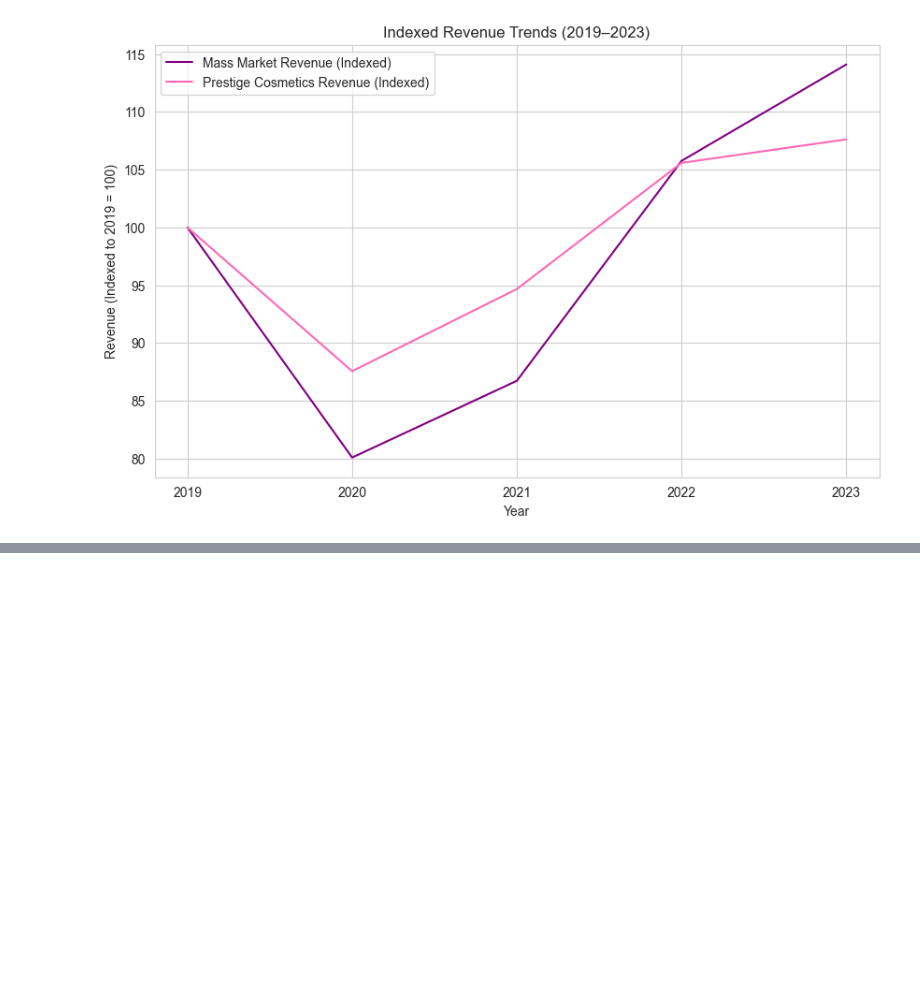
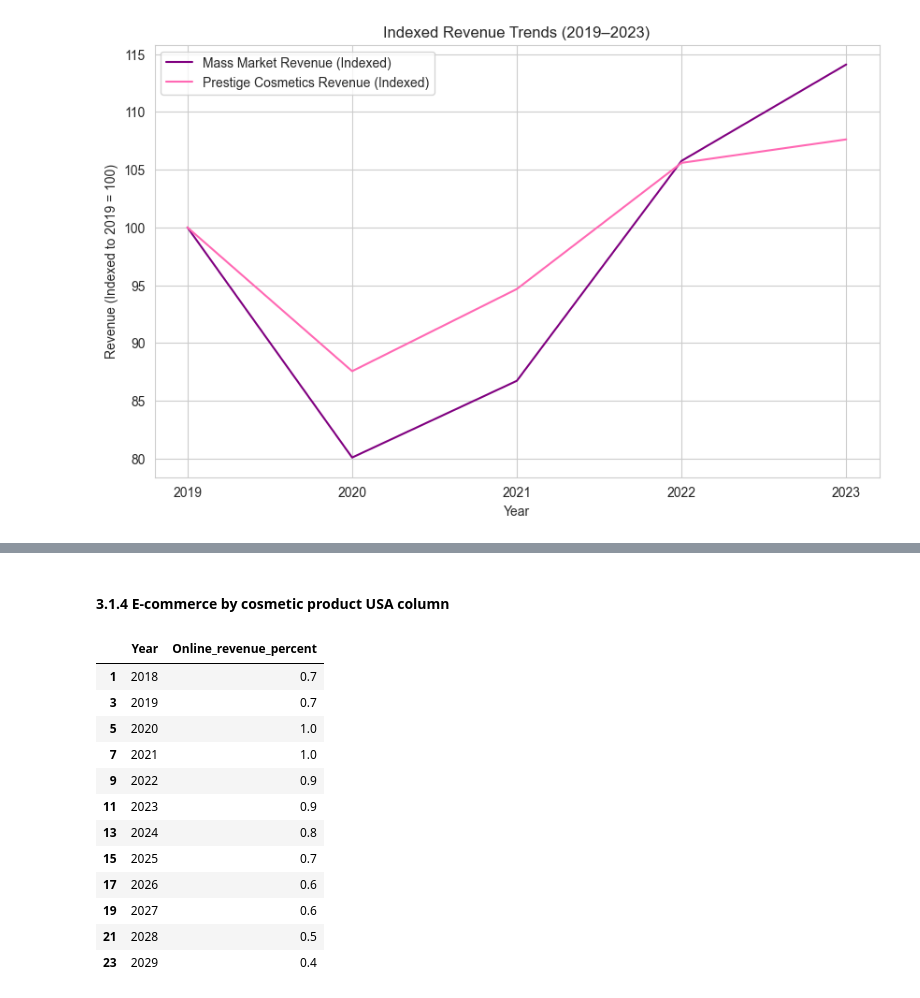
Before and after one commit to kaitlinjohnson1/Luxury_goods_project, a Jupyter notebook: code/visualisations_code.ipynb, the cells around one changed output, grey strips where cells are left out. Cells and saved outputs as stored; diff of their text form; code cells hidden in the pictures; blank space fills up the shorter version.

```diff
--- a/code/visualisations_code.ipynb
+++ b/code/visualisations_code.ipynb
@@ -201,0 +424,57 @@ plt.show()
+# %% [markdown]
+#### 3.1.4 E-commerce by cosmetic product USA column
+# %%
+# Create column of online sales share for each prestige cosmetic product in the USA
+
+# LIPS
+# Read csv and melt into different shape
+lips_ecommerce = pd.read_csv("/Users/kaitlinjohnson/Desktop/luxury_goods_project/data/raw_data/country_data/US/ecommerce/lips_online_sales.csv")
+lips_ecommerce = pd.melt(lips_ecommerce, id_vars=["Unnamed: 0"], var_name = "Year", value_name = "Online_revenue_percent")
+
+# Filter for just the 'Online' rows and drop column
+lips_online = lips_ecommerce[lips_ecommerce['Unnamed: 0'] == 'Online']
+lips_online = lips_online.drop(columns=['Unnamed: 0'])
+
+# Convert the 'Year' column to integers (ready for merge)
+lips_online['Year'] = lips_online['Year'].astype(int)
+lips_online
+
+# EYES
+# Read csv and melt into different shape
+eyes_ecommerce = pd.read_csv("/Users/kaitlinjohnson/Desktop/luxury_goods_project/data/raw_data/country_data/US/ecommerce/eyes_ecommerce.csv")
+eyes_ecommerce = pd.melt(eyes_ecommerce, id_vars=["Unnamed: 0"], var_name = "Year", value_name = "Online_revenue_percent")
+
+# Filter for just the 'Online' rows and drop column
+eyes_online = eyes_ecommerce[eyes_ecommerce['Unnamed: 0'] == 'Online']
+eyes_online = eyes_online.drop(columns=['Unnamed: 0'])
+
+# Convert the 'Year' column to integers (ready for merge)
+eyes_online['Year'] = eyes_online['Year'].astype(int)
+eyes_online
+
+# FACE
+# Read csv and melt into different shape
+face_ecommerce = pd.read_csv("/Users/kaitlinjohnson/Desktop/luxury_goods_project/data/raw_data/country_data/US/ecommerce/face_ecommerce.csv")
+face_ecommerce = pd.melt(face_ecommerce, id_vars=["Unnamed: 0"], var_name = "Year", value_name = "Online_revenue_percent")
+
+# Filter for just the 'Online' rows and drop column
+face_online = face_ecommerce[face_ecommerce['Unnamed: 0'] == 'Online']
+face_online = face_online.drop(columns=['Unnamed: 0'])
+
+# Convert the 'Year' column to integers (ready for merge)
+face_online['Year'] = face_online['Year'].astype(int)
+face_online
+# %% [output]
+|  | Year | Online_revenue_percent |
+| 1 | 2018 | 0.7 |
+| 3 | 2019 | 0.7 |
+| 5 | 2020 | 1.0 |
+| 7 | 2021 | 1.0 |
+| 9 | 2022 | 0.9 |
+| 11 | 2023 | 0.9 |
+| 13 | 2024 | 0.8 |
+| 15 | 2025 | 0.7 |
+| 17 | 2026 | 0.6 |
+| 19 | 2027 | 0.6 |
+| 21 | 2028 | 0.5 |
+| 23 | 2029 | 0.4 |
```
Also changed, not shown: parts of 30 cells of this notebook, 6 other files.
